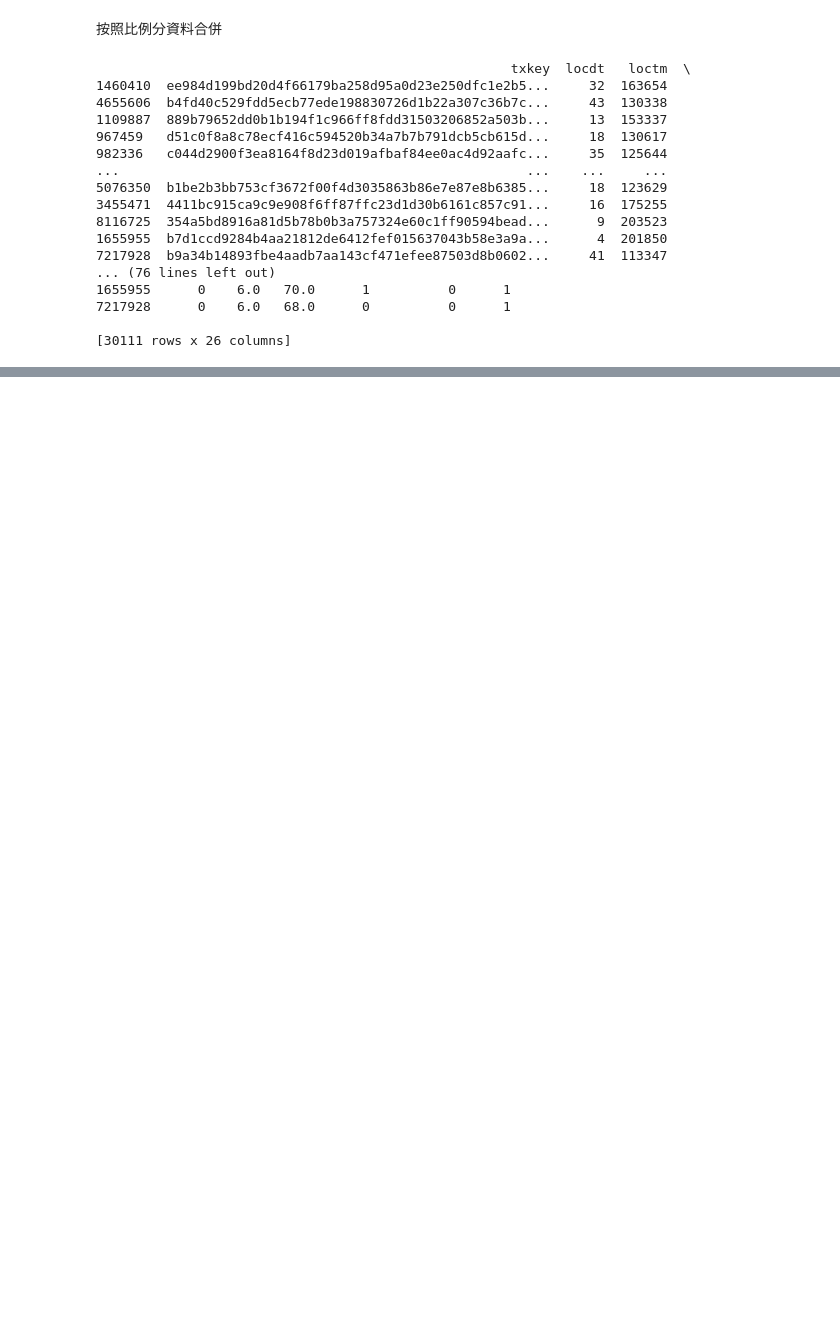
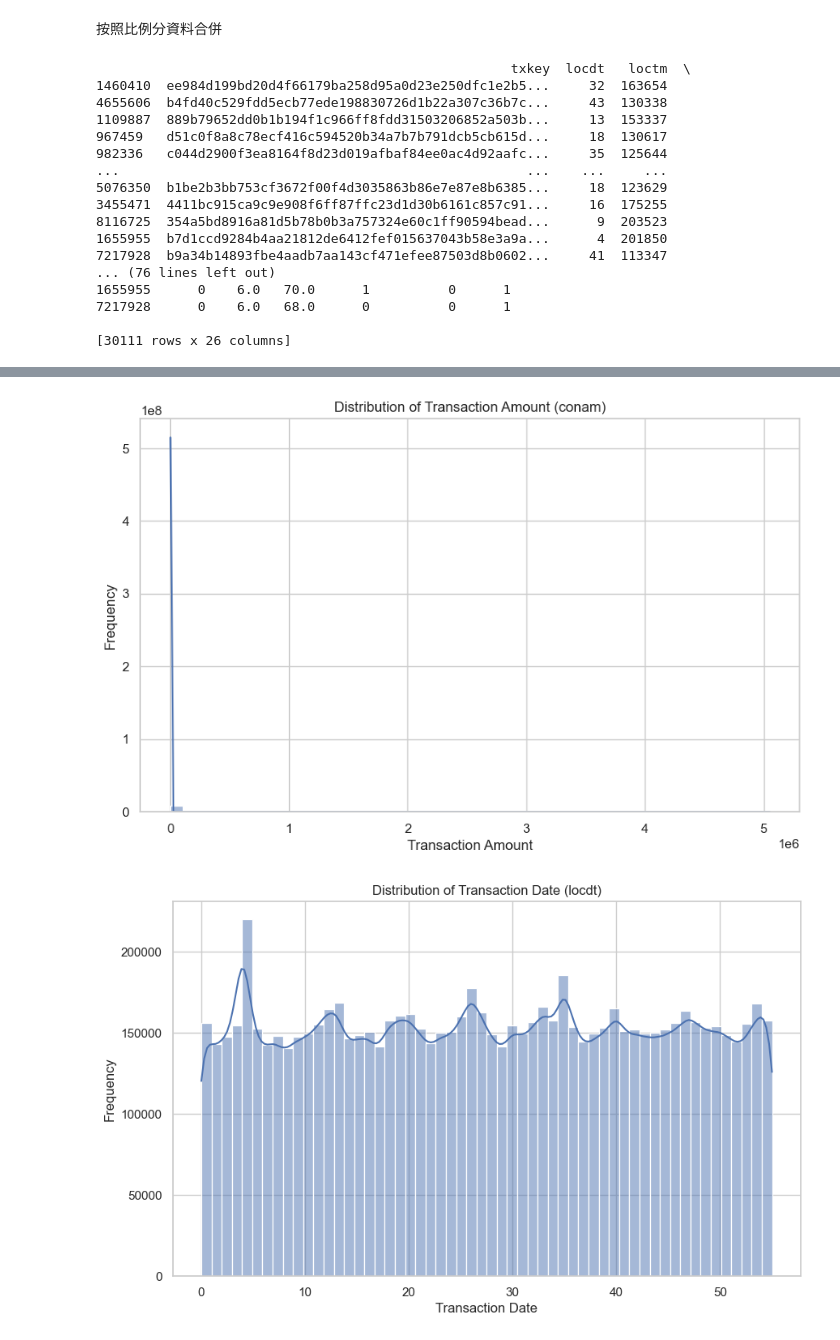
Before and after one commit to YaoDeTsai/fraud-detection-E.SUN, a Jupyter notebook: preprocessing/EDA.ipynb, the cells around one changed output, grey strips where cells are left out. Drawn from its saved outputs; the diff is of its cells as text; code cells hidden in the pictures; blank space fills up the shorter version.

```diff
--- a/preprocessing/EDA.ipynb
+++ b/preprocessing/EDA.ipynb
@@ -33,7 +33,4 @@ os.getcwd()
 '/Users/linyinghsiao/Documents/GitHub/fraud-detection-E.SUN/preprocessing'
 # %%
 public = pd.read_csv('../datasets/dataset_1st/public_processed.csv') #'../' 用于表示当前目录的上一级目录。
-train = pd.read_csv('../datasets/dataset_1st/training.csv')
+data = pd.read_csv('../datasets/dataset_1st/training.csv')
-# %%
-data = pd.concat([public,train])
-df
@@ -136,0 +175,33 @@ info, summary_stats, missing_values
+# %%
+import matplotlib.pyplot as plt
+import seaborn as sns
+
+# Setting the aesthetic style of the plots
+sns.set(style="whitegrid")
+
+# Plotting the distribution of 'conam' (Transaction Amount)
+plt.figure(figsize=(10, 6))
+sns.histplot(data['conam'], bins=50, kde=True)
+plt.title('Distribution of Transaction Amount (conam)')
+plt.xlabel('Transaction Amount')
+plt.ylabel('Frequency')
+plt.show()
+
+# Plotting the distribution of 'locdt' (Transaction Date)
+plt.figure(figsize=(10, 6))
+sns.histplot(data['locdt'], bins=56, kde=True)
+plt.title('Distribution of Transaction Date (locdt)')
+plt.xlabel('Transaction Date')
+plt.ylabel('Frequency')
+plt.show()
+
+# Plotting the distribution of 'loctm' (Transaction Time)
+plt.figure(figsize=(10, 6))
+sns.histplot(data['loctm'], bins=50, kde=True)
+plt.title('Distribution of Transaction Time (loctm)')
+plt.xlabel('Transaction Time')
+plt.ylabel('Frequency')
+plt.show()
+# %% [output]
+[figure, added]
+[figure, added]
```
Also changed, not shown: parts of 29 cells of this notebook.
